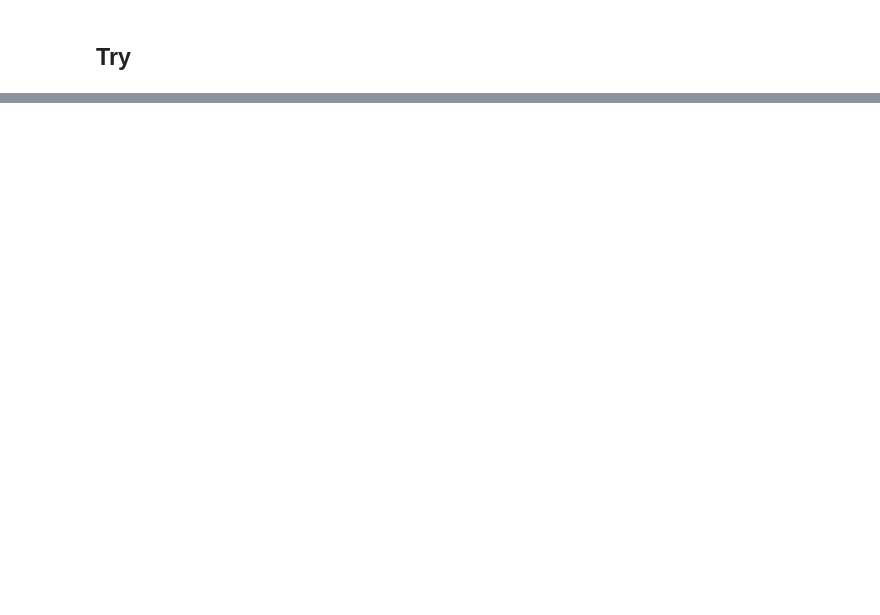
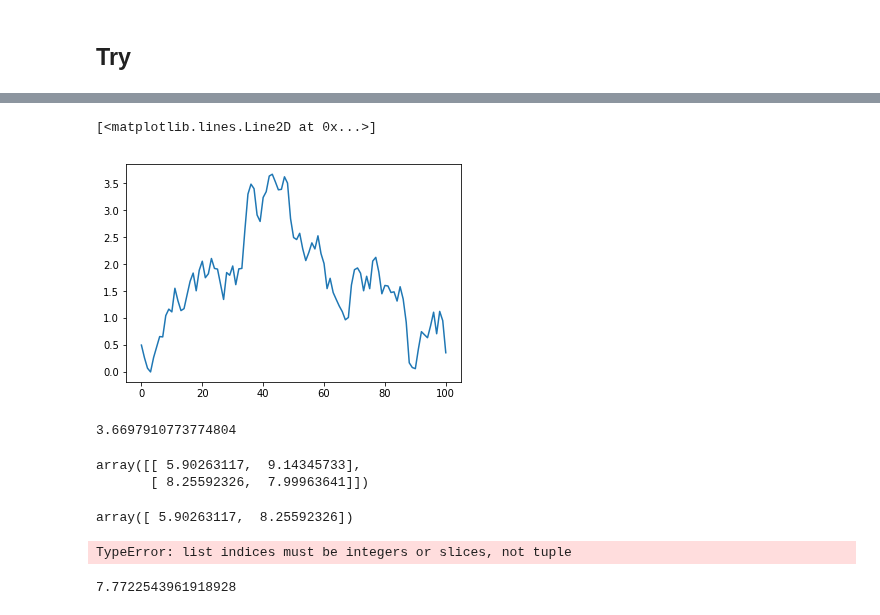
Before and after one commit to cgre-aachen/bayseg, a Jupyter notebook: notebooks/alex_prototyping.ipynb, the cells around one changed output, grey strips where cells are left out. Drawn from its saved outputs; the diff is of its cells as text; code cells hidden in the pictures; blank space fills up the shorter version.

```diff
--- a/notebooks/alex_prototyping.ipynb
+++ b/notebooks/alex_prototyping.ipynb
@@ -141,0 +94,26 @@ np.array([np.eye(ex1.n_obs) for l in range(ex1.n_labels)])
+# %%
+plt.plot(ex1.betas)
+# %% [output]
+[<matplotlib.lines.Line2D at 0x...>]
+[figure, added]
+# %%
+np.max(ex1.betas)
+# %% [output]
+3.6697910773774804
+# %%
+ex1.mus[12]
+# %% [output]
+array([[ 5.90263117,  9.14345733],
+       [ 8.25592326,  7.99963641]])
+# %%
+ex1.mus[12][:,0]
+# %% [output]
+array([ 5.90263117,  8.25592326])
+# %%
+plt.plot(ex1.mus[:][:,0])
+# %% [output]
+TypeError: list indices must be integers or slices, not tuple
+# %%
+np.mean(ex1.mus[50:])
+# %% [output]
+7.7722543961918928
```
Also changed, not shown: parts of 24 cells of this notebook, 1 other file.
